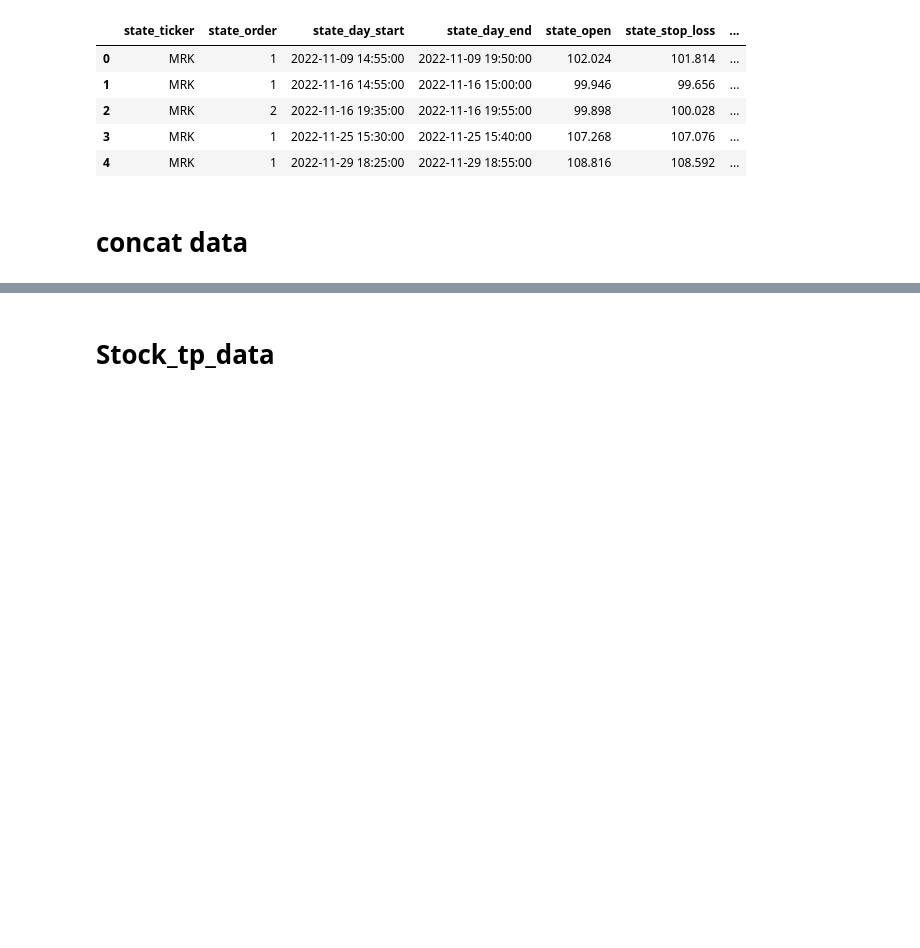
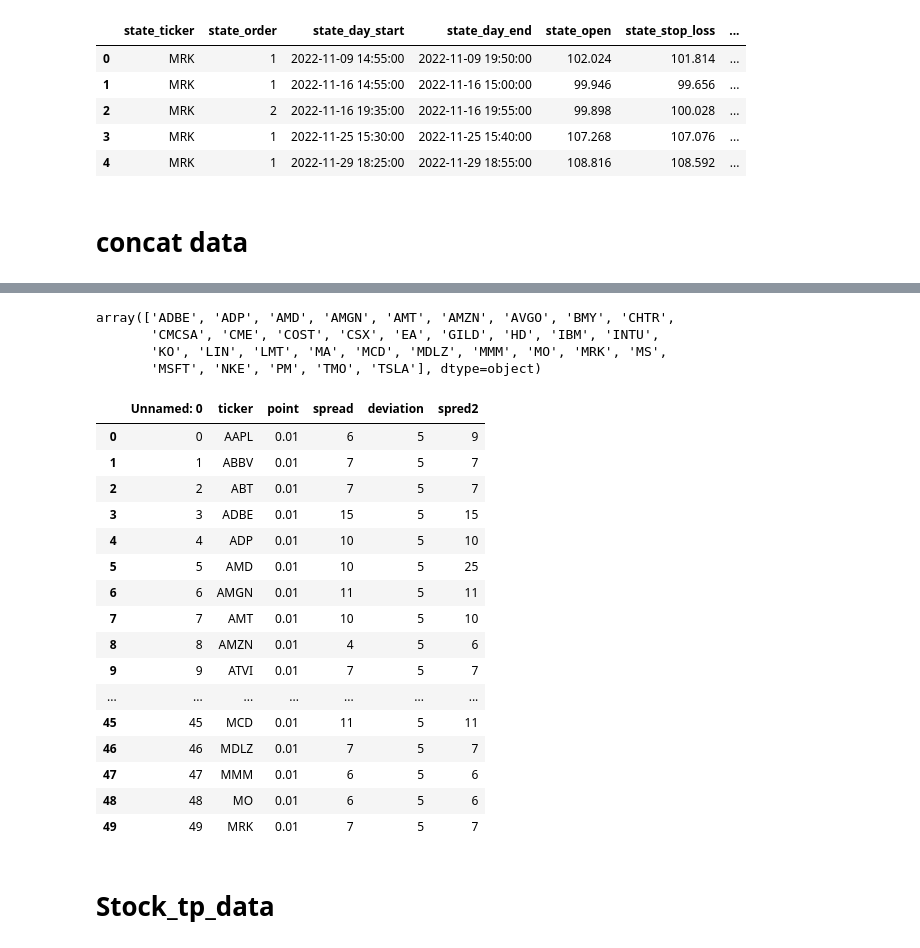
Before and after one commit to trollssqwer/stock-app, a Jupyter notebook: test.ipynb, the cells around one changed output, grey strips where cells are left out. Saved outputs shown, nothing was run; the diff lists cells and outputs as text; code cells hidden in the pictures; blank space fills up the shorter version.

```diff
--- a/test.ipynb
+++ b/test.ipynb
@@ -242,3 +271,34 @@ concat_data.head(5)
+# %%
+new_portfolio_list
+# %% [output]
+array(['ADBE', 'ADP', 'AMD', 'AMGN', 'AMT', 'AMZN', 'AVGO', 'BMY', 'CHTR',
+       'CMCSA', 'CME', 'COST', 'CSX', 'EA', 'GILD', 'HD', 'IBM', 'INTU',
+       'KO', 'LIN', 'LMT', 'MA', 'MCD', 'MDLZ', 'MMM', 'MO', 'MRK', 'MS',
+       'MSFT', 'NKE', 'PM', 'TMO', 'TSLA'], dtype=object)
+# %%
+spread_df = pd.read_csv('spread.csv')
+spread_df.loc[spread_df.ticker.isin(new_portfolio_list)]
+spread_df2 = pd.read_csv('spread2.csv')
+spread_df['spred2'] = spread_df.ticker.apply(lambda x: spread_df2.spread.loc[spread_df2.ticker == x].iloc[0])
+spread_df.head(50)
+# %% [output]
+|  | Unnamed: 0 | ticker | point | spread | deviation | spred2 |
+| 0 | 0 | AAPL | 0.01 | 6 | 5 | 9 |
+| 1 | 1 | ABBV | 0.01 | 7 | 5 | 7 |
+| 2 | 2 | ABT | 0.01 | 7 | 5 | 7 |
+| 3 | 3 | ADBE | 0.01 | 15 | 5 | 15 |
+| 4 | 4 | ADP | 0.01 | 10 | 5 | 10 |
+| 5 | 5 | AMD | 0.01 | 10 | 5 | 25 |
+| 6 | 6 | AMGN | 0.01 | 11 | 5 | 11 |
+| 7 | 7 | AMT | 0.01 | 10 | 5 | 10 |
+| 8 | 8 | AMZN | 0.01 | 4 | 5 | 6 |
+| 9 | 9 | ATVI | 0.01 | 7 | 5 | 7 |
+| ... | ... | ... | ... | ... | ... | ... |
+| 45 | 45 | MCD | 0.01 | 11 | 5 | 11 |
+| 46 | 46 | MDLZ | 0.01 | 7 | 5 | 7 |
+| 47 | 47 | MMM | 0.01 | 6 | 5 | 6 |
+| 48 | 48 | MO | 0.01 | 6 | 5 | 6 |
+| 49 | 49 | MRK | 0.01 | 7 | 5 | 7 |
 # %% [markdown]
 # Stock_tp_data
 # %%
```
Also changed, not shown: parts of 33 cells of this notebook, 9 other files.
